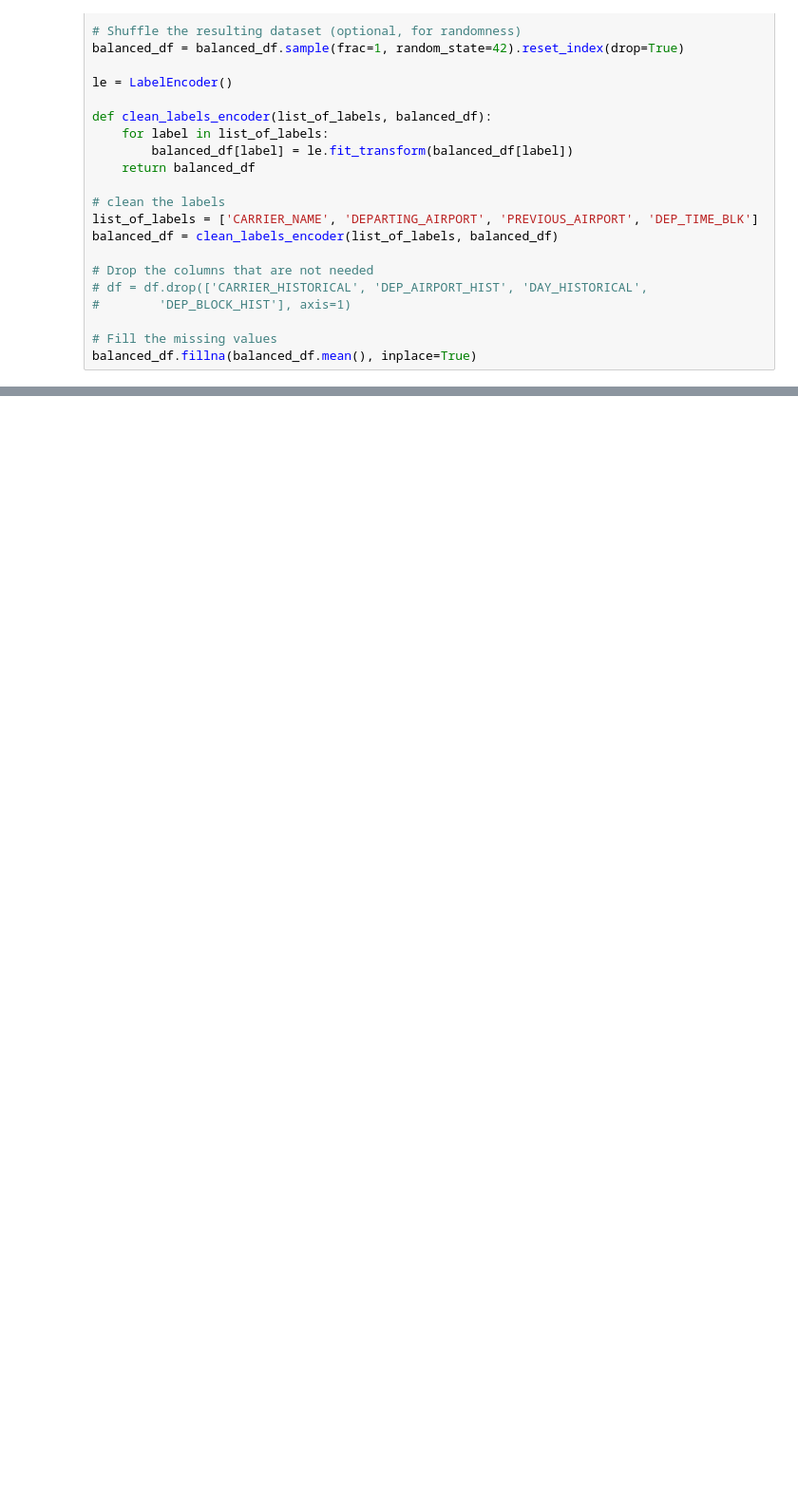
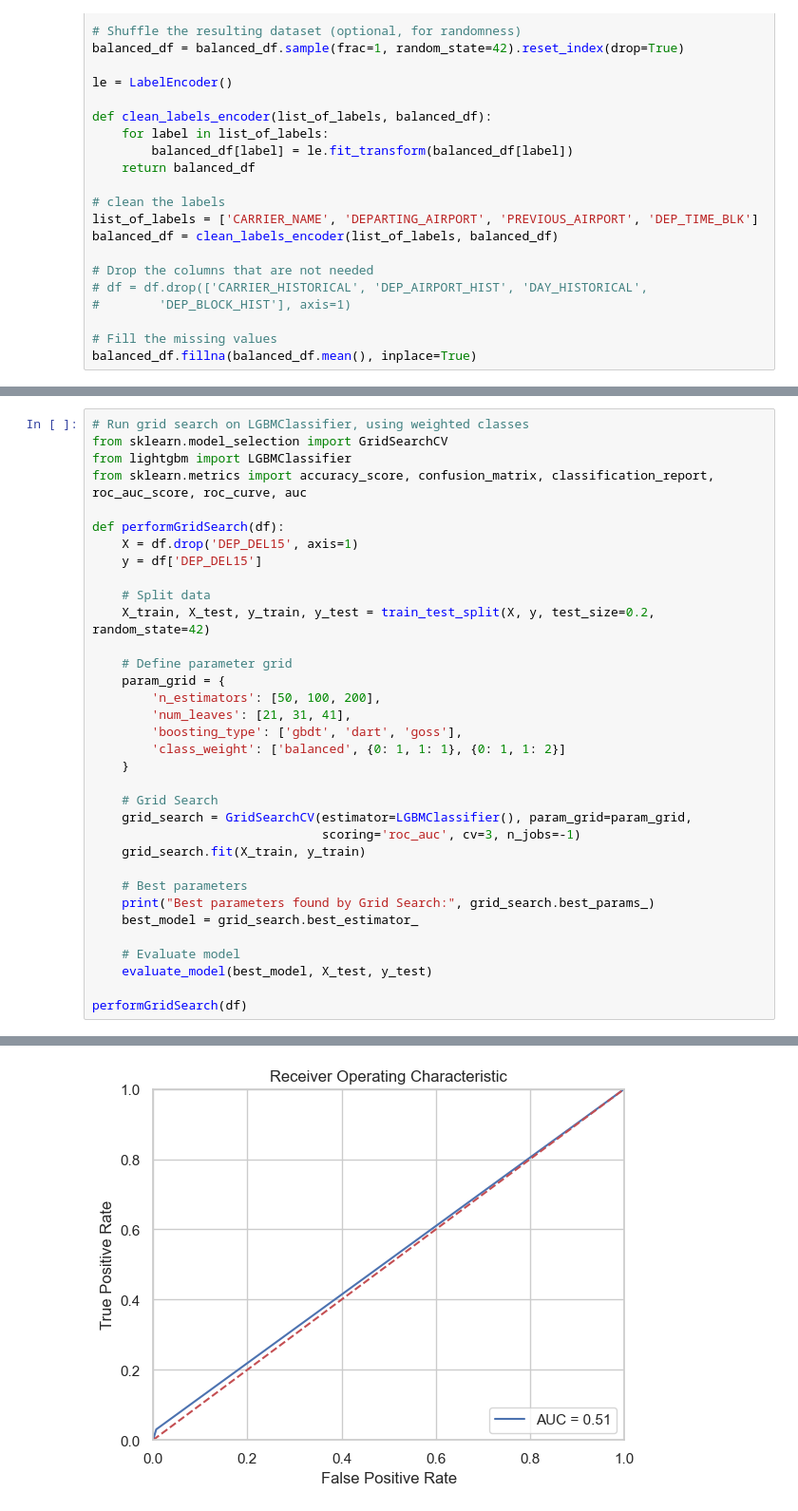
Before and after one commit to FraserW123/airline_project, a Jupyter notebook: main_notebook.ipynb, the cells around one changed output, grey strips where cells are left out. Shown at 95% size. Saved outputs shown, nothing was run; the diff lists cells and outputs as text; blank space fills up the shorter version.

```diff
--- a/main_notebook.ipynb
+++ b/main_notebook.ipynb
@@ -689,0 +758,35 @@ weighted avg       0.62      0.62      0.62      2000
+# %%
+# Run grid search on LGBMClassifier, using weighted classes
+from sklearn.model_selection import GridSearchCV
+from lightgbm import LGBMClassifier
+from sklearn.metrics import accuracy_score, confusion_matrix, classification_report, roc_auc_score, roc_curve, auc
+
+def performGridSearch(df):
+    X = df.drop('DEP_DEL15', axis=1)
+    y = df['DEP_DEL15']
+
+    # Split data
+    X_train, X_test, y_train, y_test = train_test_split(X, y, test_size=0.2, random_state=42)
+
+    # Define parameter grid
+    param_grid = {
+        'n_estimators': [50, 100, 200],
+        'num_leaves': [21, 31, 41],
+        'boosting_type': ['gbdt', 'dart', 'goss'],
+        'class_weight': ['balanced', {0: 1, 1: 1}, {0: 1, 1: 2}]
+    }
+
+    # Grid Search
+    grid_search = GridSearchCV(estimator=LGBMClassifier(), param_grid=param_grid,
+                               scoring='roc_auc', cv=3, n_jobs=-1)
+    grid_search.fit(X_train, y_train)
+
+    # Best parameters
+    print("Best parameters found by Grid Search:", grid_search.best_params_)
+    best_model = grid_search.best_estimator_
+
+    # Evaluate model
+    evaluate_model(best_model, X_test, y_test)
+
+performGridSearch(df)
+# %% [output]
@@ -689,0 +810 @@ weighted avg       0.62      0.62      0.62      2000
+[figure, added]
```
Also changed, not shown: parts of 17 cells of this notebook.
